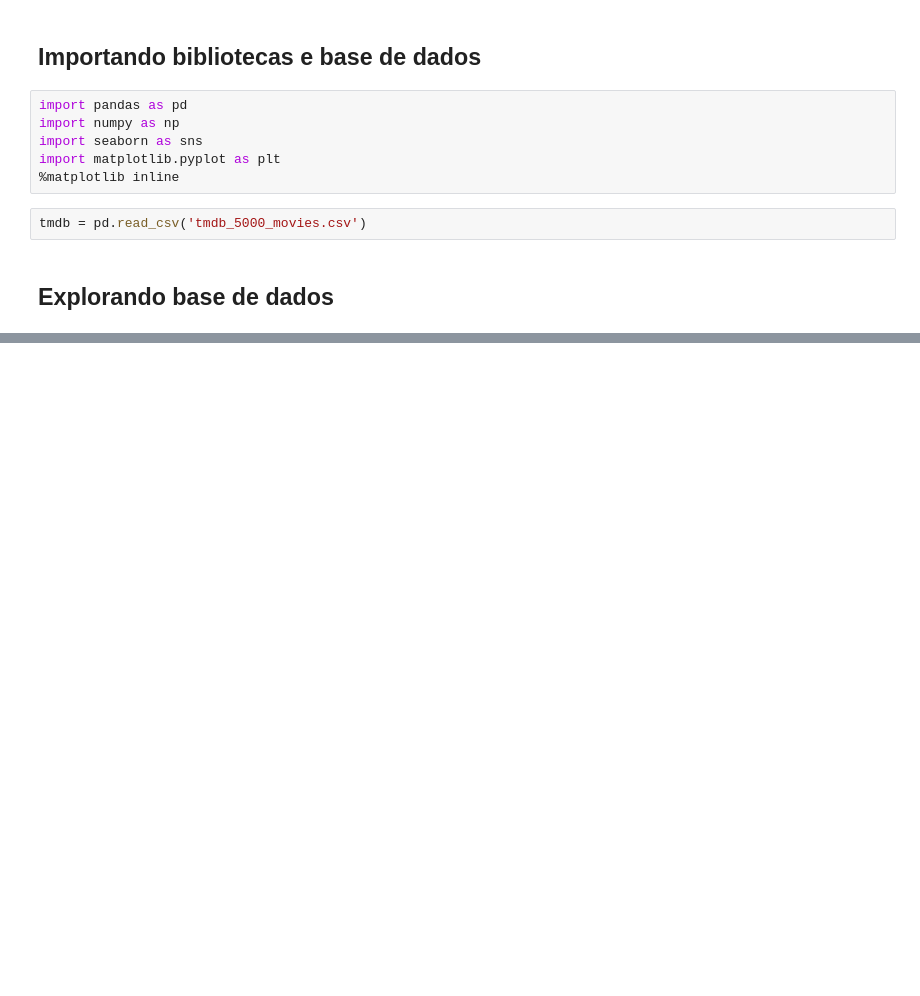
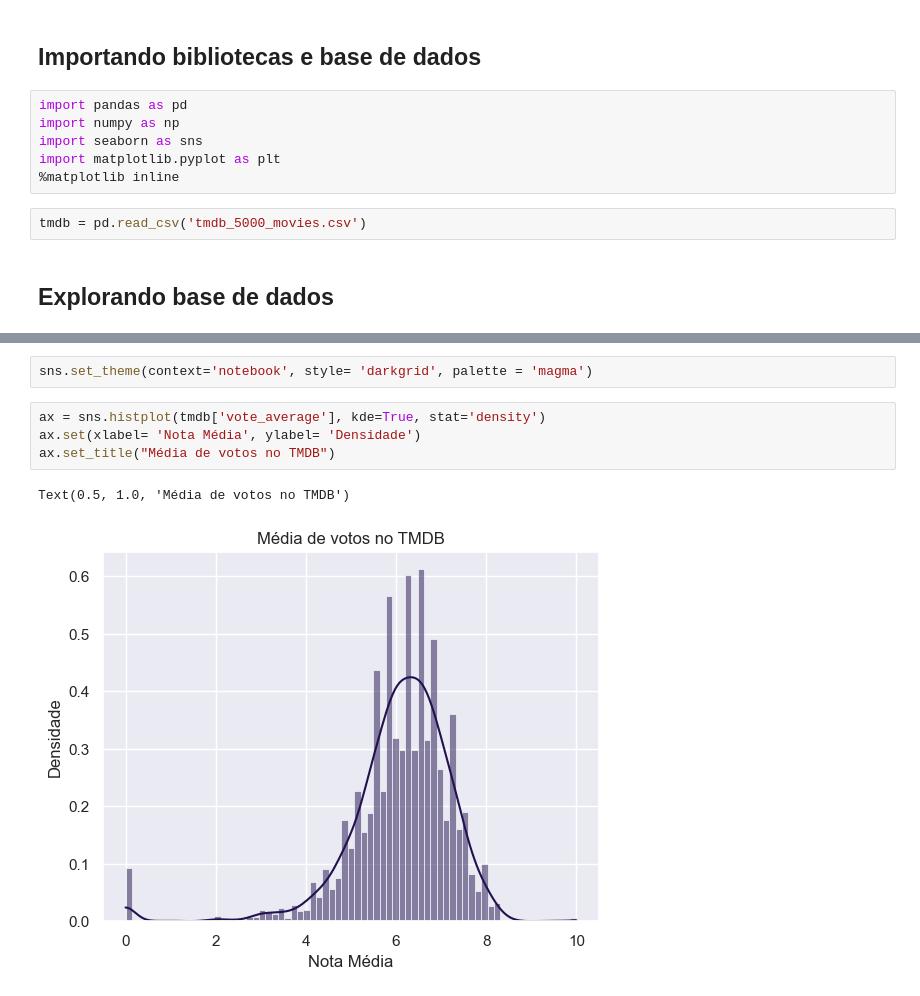
Before and after one commit to OliveiraLucas29/Curso_DataScience_Alura, a Jupyter notebook: testes_estatisticos_python/Introdução a testes.ipynb, the cells around one changed output, grey strips where cells are left out. Drawn from its saved outputs; the diff is of its cells as text; blank space fills up the shorter version.

```diff
--- a/testes_estatisticos_python/Introdução a testes.ipynb
+++ b/testes_estatisticos_python/Introdução a testes.ipynb
@@ -21,0 +34,9 @@ tmdb.head(3)
+# %%
+sns.set_theme(context='notebook', style= 'darkgrid', palette = 'magma')
+# %%
+ax = sns.histplot(tmdb['vote_average'], kde=True, stat='density')
+ax.set(xlabel= 'Nota Média', ylabel= 'Densidade')
+ax.set_title("Média de votos no TMDB")
+# %% [output]
+Text(0.5, 1.0, 'Média de votos no TMDB')
+[figure, added]
```
Also changed, not shown: parts of 5 cells of this notebook.
